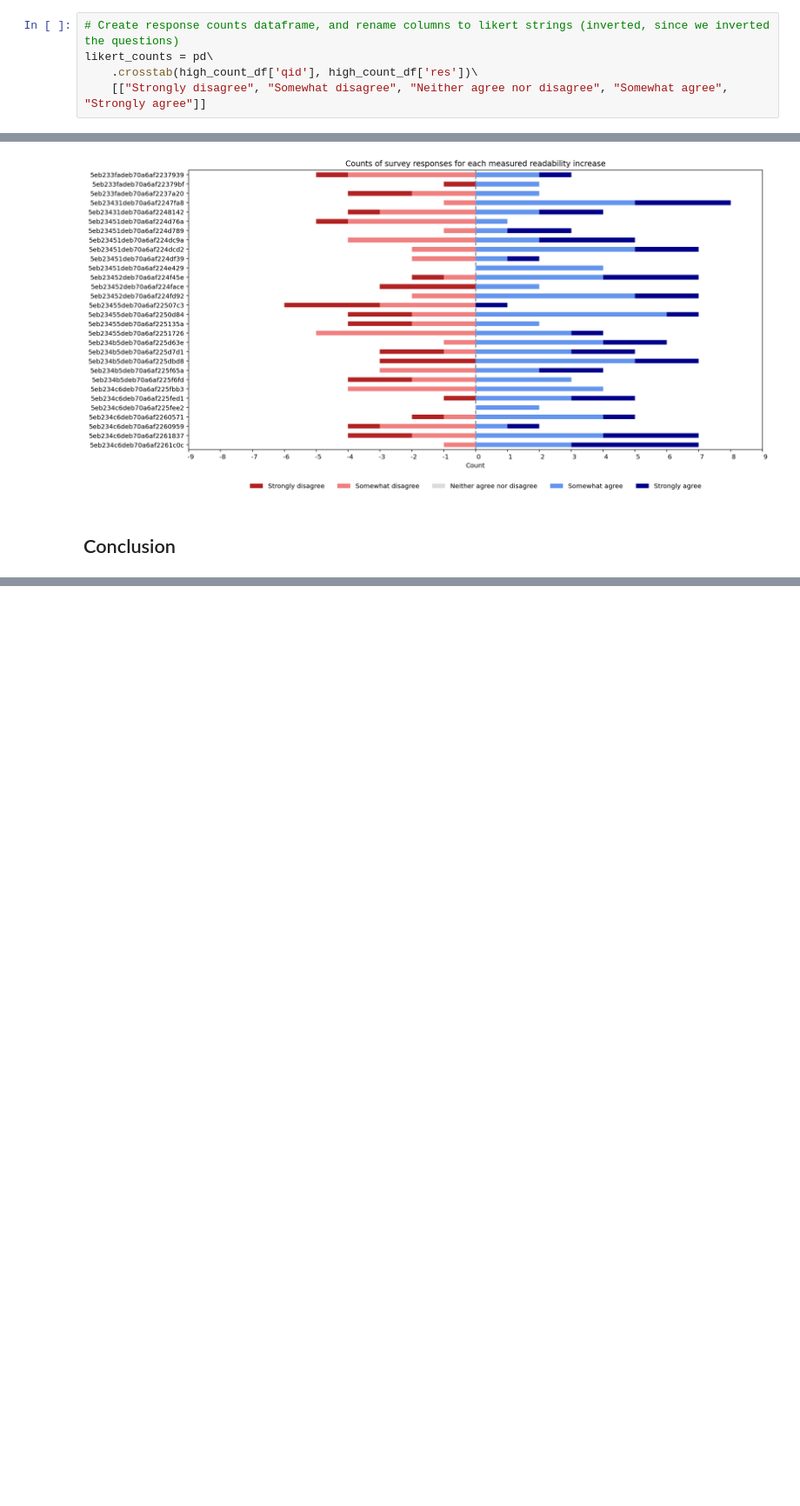
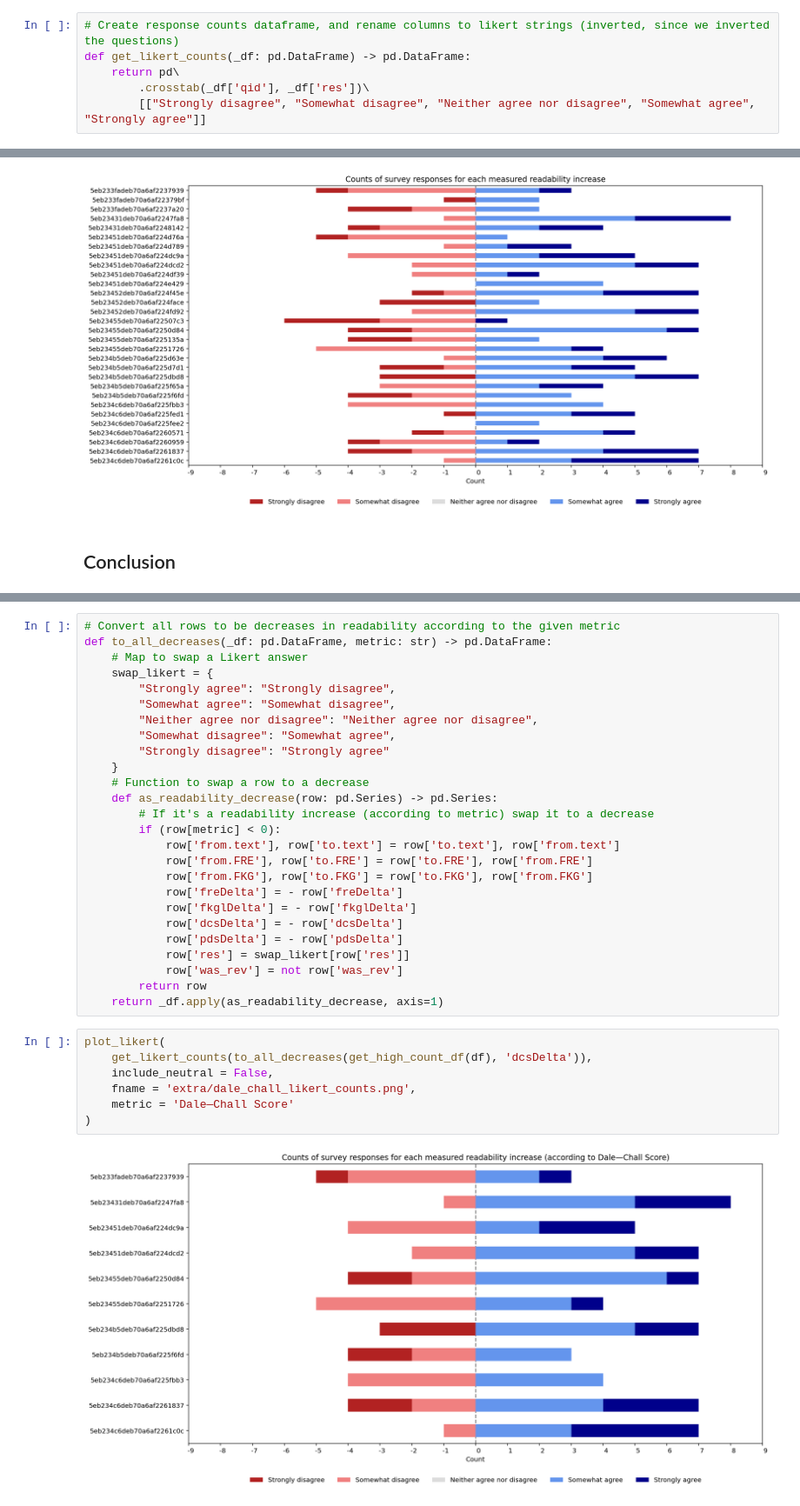
Before and after one commit to TiredFalcon/readse-internal-validity, a Jupyter notebook: Survey_responses_analysys.ipynb, the cells around one changed output, grey strips where cells are left out. Shown at 87% size. Cells and saved outputs as stored; diff of their text form; blank space fills up the shorter version.

Commit message:
Add Addendum with analysis of Dale-Chall and Paper Domain Score
Again, using paper paragraph changes dataset.

```diff
--- a/Survey_responses_analysys.ipynb
+++ b/Survey_responses_analysys.ipynb
@@ -112,6 +119,7 @@ def plot_likert(_df: pd.DataFrame, fname: str = None):
     plt.show()
 # %%
 # Create response counts dataframe, and rename columns to likert strings (inverted, since we inverted the questions)
-likert_counts = pd\
-    .crosstab(high_count_df['qid'], high_count_df['res'])\
-    [["Strongly disagree", "Somewhat disagree", "Neither agree nor disagree", "Somewhat agree", "Strongly agree"]]
+def get_likert_counts(_df: pd.DataFrame) -> pd.DataFrame:
+    return pd\
+        .crosstab(_df['qid'], _df['res'])\
+        [["Strongly disagree", "Somewhat disagree", "Neither agree nor disagree", "Somewhat agree", "Strongly agree"]]
@@ -288,0 +302,35 @@ results(high_count_df, 'high_count_dist.png')
+# %%
+# Convert all rows to be decreases in readability according to the given metric
+def to_all_decreases(_df: pd.DataFrame, metric: str) -> pd.DataFrame:
+    # Map to swap a Likert answer
+    swap_likert = {
+        "Strongly agree": "Strongly disagree",
+        "Somewhat agree": "Somewhat disagree",
+        "Neither agree nor disagree": "Neither agree nor disagree",
+        "Somewhat disagree": "Somewhat agree",
+        "Strongly disagree": "Strongly agree"
+    }
+    # Function to swap a row to a decrease
+    def as_readability_decrease(row: pd.Series) -> pd.Series:
+        # If it's a readability increase (according to metric) swap it to a decrease
+        if (row[metric] < 0):
+            row['from.text'], row['to.text'] = row['to.text'], row['from.text']
+            row['from.FRE'], row['to.FRE'] = row['to.FRE'], row['from.FRE']
+            row['from.FKG'], row['to.FKG'] = row['to.FKG'], row['from.FKG']
+            row['freDelta'] = - row['freDelta']
+            row['fkglDelta'] = - row['fkglDelta']
+            row['dcsDelta'] = - row['dcsDelta']
+            row['pdsDelta'] = - row['pdsDelta']
+            row['res'] = swap_likert[row['res']]
+            row['was_rev'] = not row['was_rev']
+        return row
+    return _df.apply(as_readability_decrease, axis=1)
+# %%
+plot_likert(
+    get_likert_counts(to_all_decreases(get_high_count_df(df), 'dcsDelta')),
+    include_neutral = False,
+    fname = 'extra/dale_chall_likert_counts.png',
+    metric = 'Dale—Chall Score'
+)
+# %% [output]
+[figure, added]
```
Also changed, not shown: parts of 16 cells of this notebook, 4 other files.
